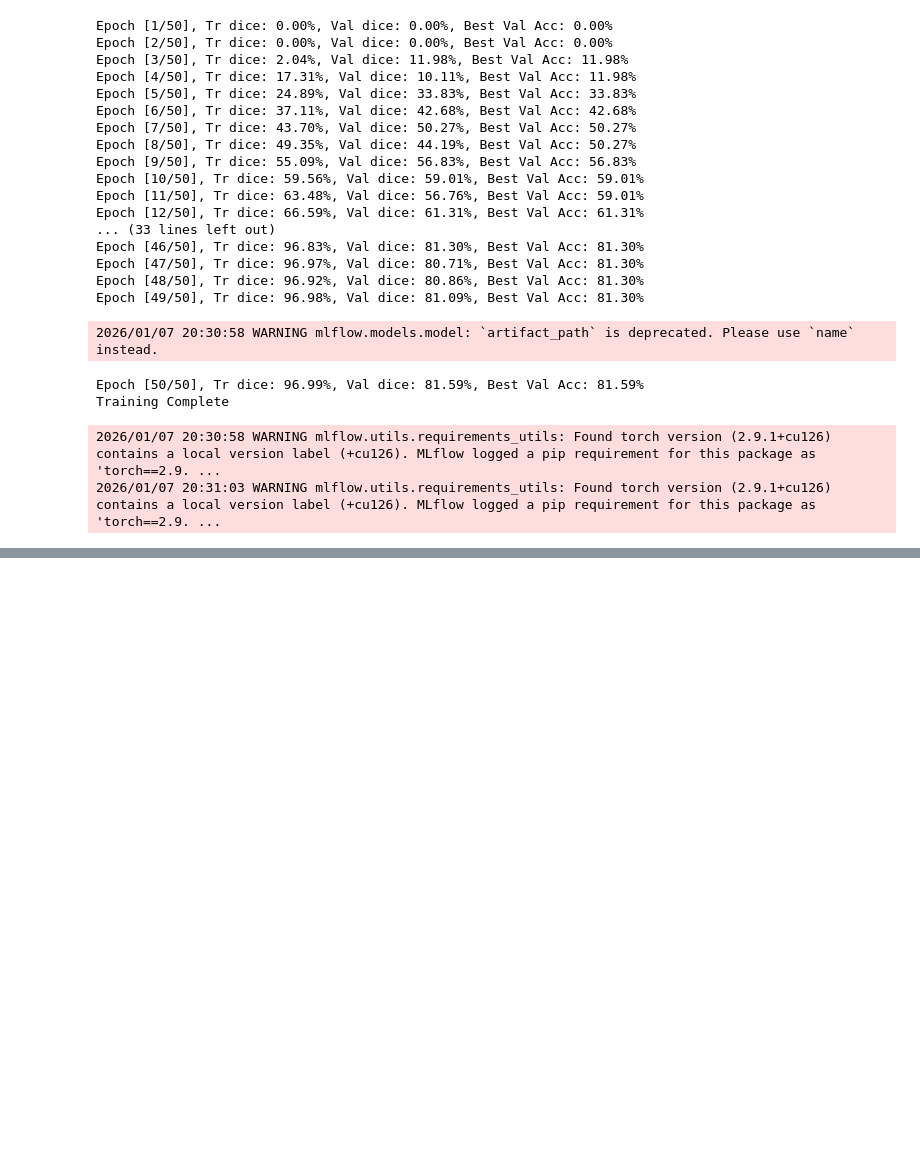
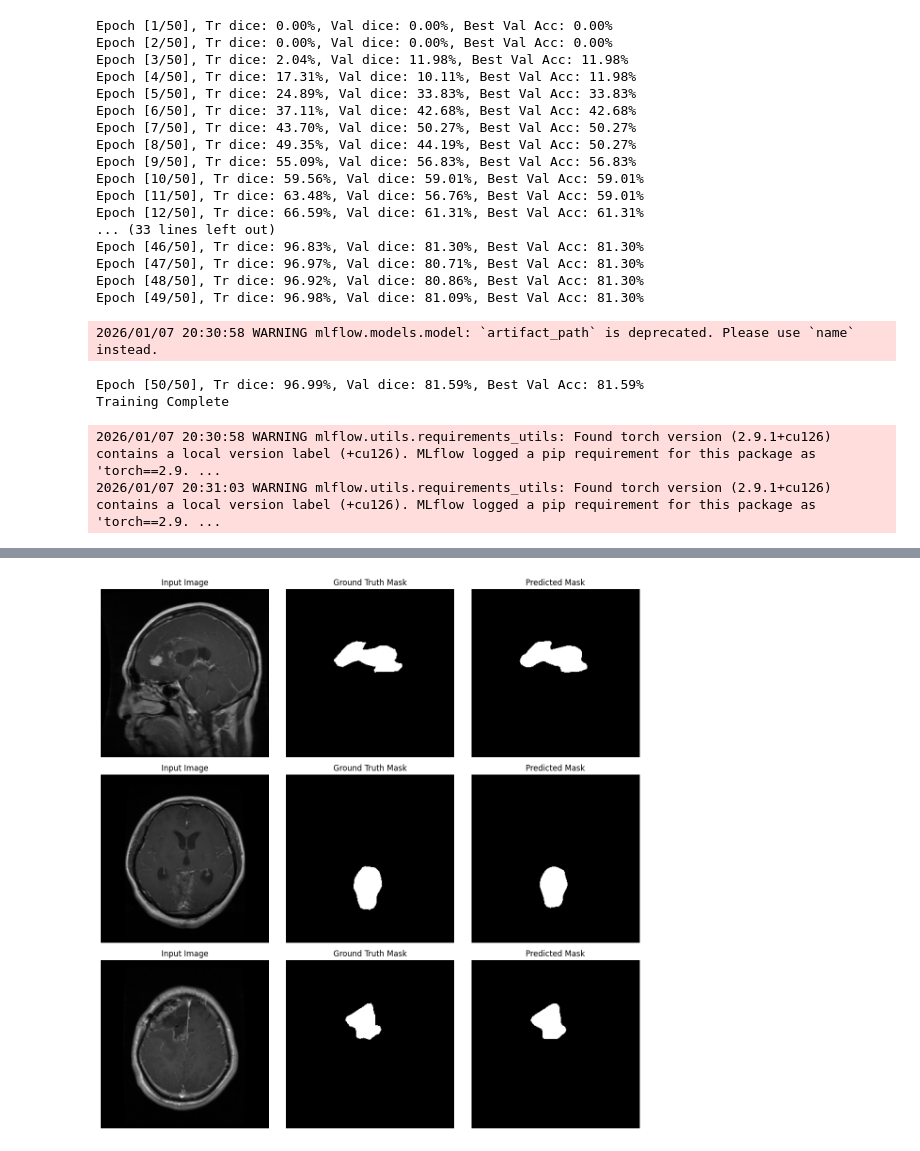
Before and after one commit to AnushkaSamaranayake/Tumor-segementation-localization-and-reporting, a Jupyter notebook: model.ipynb, the cells around one changed output, grey strips where cells are left out. Drawn from its saved outputs; the diff is of its cells as text; code cells hidden in the pictures; blank space fills up the shorter version.

Commit message:
updated the testing code and inferencing for a new image

```diff
--- a/model.ipynb
+++ b/model.ipynb
@@ -291,0 +326,31 @@ Training Complete
+# %%
+# ploting segementation results
+def plot_segmentation_results(model, dataset, num_samples=3):
+    model.eval()
+    fig, axes = plt.subplots(num_samples, 3, figsize=(12, num_samples * 4))
+
+    with torch.no_grad():
+        for i in range(num_samples):
+            image, mask = dataset[i]
+            input_img = image.unsqueeze(0).to(device)
+            output = model(input_img)
+            output_mask = (output.squeeze().cpu().numpy() > 0.5).astype(np.uint8)
+
+            axes[i, 0].imshow(image.permute(1, 2, 0).cpu().numpy() * 0.5 + 0.5)
+            axes[i, 0].set_title("Input Image")
+            axes[i, 0].axis('off')
+
+            axes[i, 1].imshow(mask.squeeze().cpu().numpy(), cmap='gray')
+            axes[i, 1].set_title("Ground Truth Mask")
+            axes[i, 1].axis('off')
+
+            axes[i, 2].imshow(output_mask, cmap='gray')
+            axes[i, 2].set_title("Predicted Mask")
+            axes[i, 2].axis('off')
+
+    plt.tight_layout()
+    plt.show()
+# %%
+plot_segmentation_results(model, test_dataset, num_samples=3)
+# %% [output]
+[figure, added]
```
Also changed, not shown: parts of 5 cells of this notebook, 1 other file.
